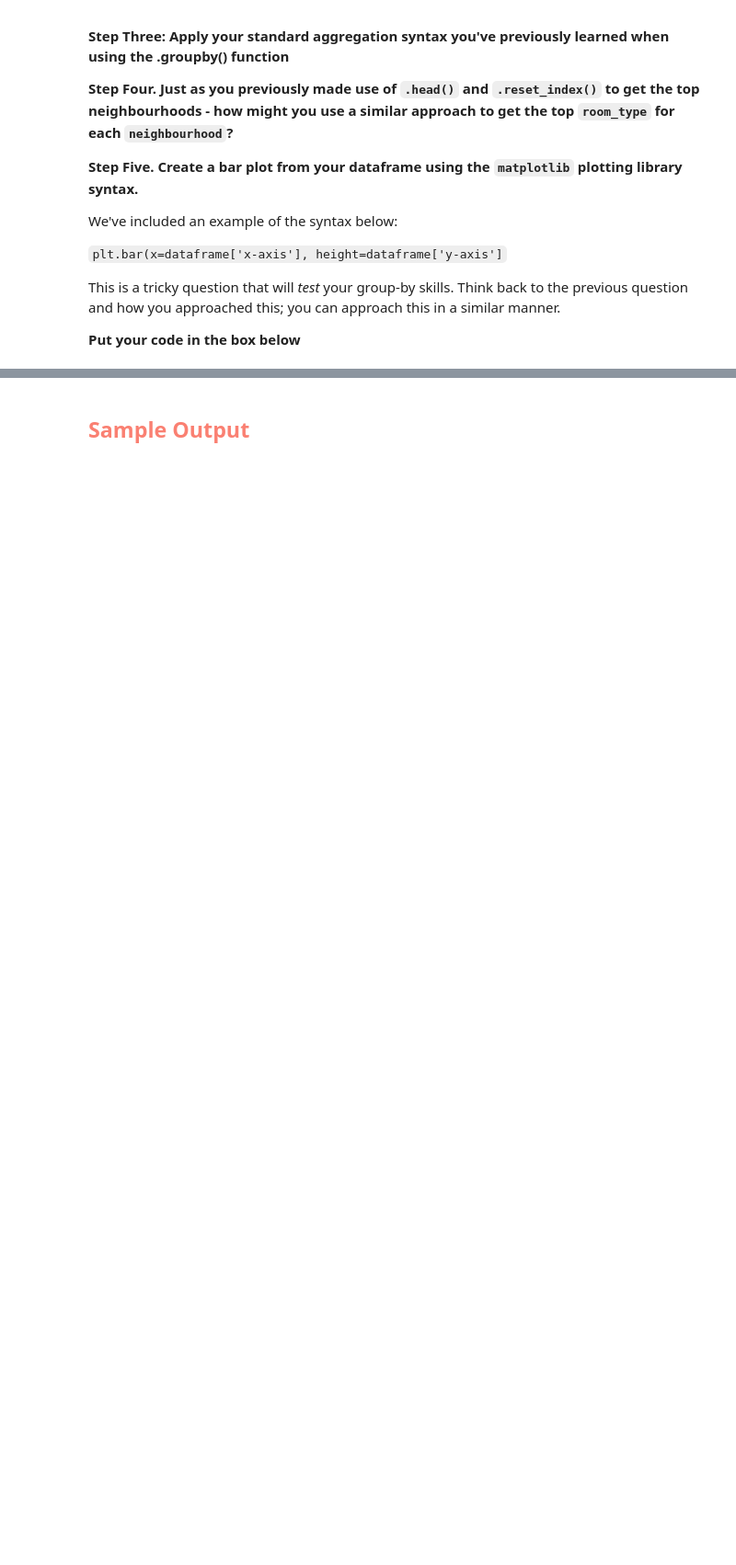
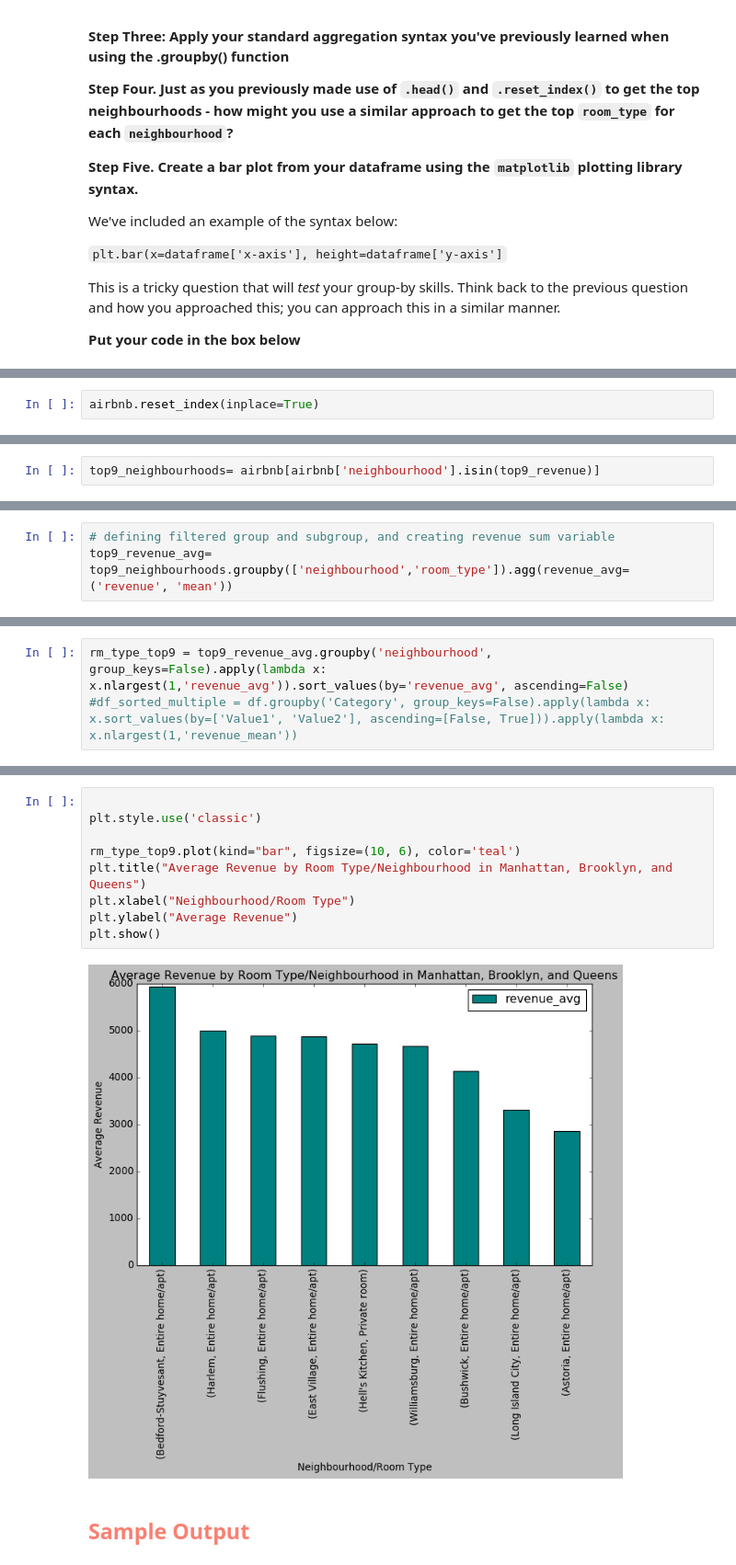
Before and after one commit to mapsg91/airbnb, a Jupyter notebook: Airbnb_mpg.ipynb, the cells around one changed output, grey strips where cells are left out. Shown at 92% size. Drawn from its saved outputs; the diff is of its cells as text; blank space fills up the shorter version.

```diff
--- a/Airbnb_Exercise_Student_Facing_021023.ipynb
+++ b/Airbnb_mpg.ipynb
@@ -357,0 +348,2 @@ plt.show()
+# %%
+airbnb.reset_index(inplace=True)
@@ -357,0 +363,2 @@ plt.show()
+# %%
+top9_neighbourhoods= airbnb[airbnb['neighbourhood'].isin(top9_revenue)]
@@ -357,0 +367,3 @@ plt.show()
+# %%
+# defining filtered group and subgroup, and creating revenue sum variable
+top9_revenue_avg= top9_neighbourhoods.groupby(['neighbourhood','room_type']).agg(revenue_avg=('revenue', 'mean'))
@@ -357,0 +390,3 @@ plt.show()
+# %%
+rm_type_top9 = top9_revenue_avg.groupby('neighbourhood', group_keys=False).apply(lambda x: x.nlargest(1,'revenue_avg')).sort_values(by='revenue_avg', ascending=False)
+#df_sorted_multiple = df.groupby('Category', group_keys=False).apply(lambda x: x.sort_values(by=['Value1', 'Value2'], ascending=[False, True])).apply(lambda x: x.nlargest(1,'revenue_mean'))
@@ -358,3 +412,14 @@ plt.show()
+# %%
+
+plt.style.use('classic')
+
+rm_type_top9.plot(kind="bar", figsize=(10, 6), color='teal')
+plt.title("Average Revenue by Room Type/Neighbourhood in Manhattan, Brooklyn, and Queens")
+plt.xlabel("Neighbourhood/Room Type")
+plt.ylabel("Average Revenue")
+plt.show()
+# %% [output]
+[figure, added]
 # %% [markdown]
 <h2 style='color:salmon'> Sample Output </h3>
 # %%
```
Also changed, not shown: parts of 30 cells of this notebook.
